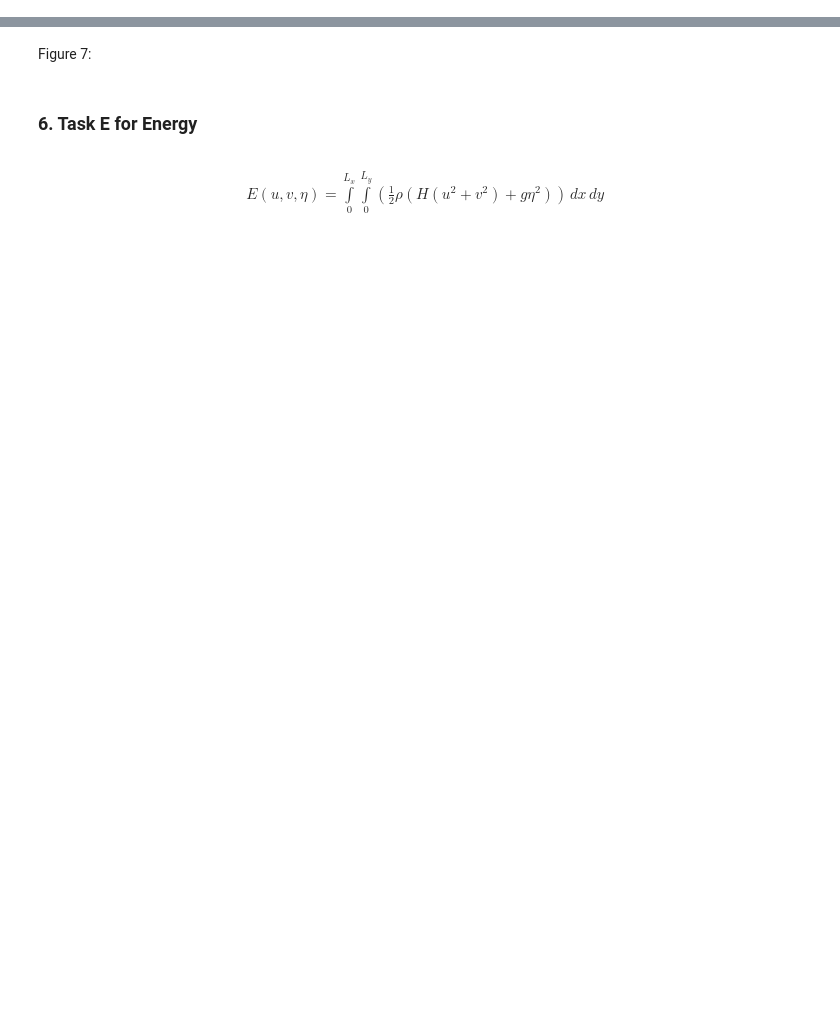
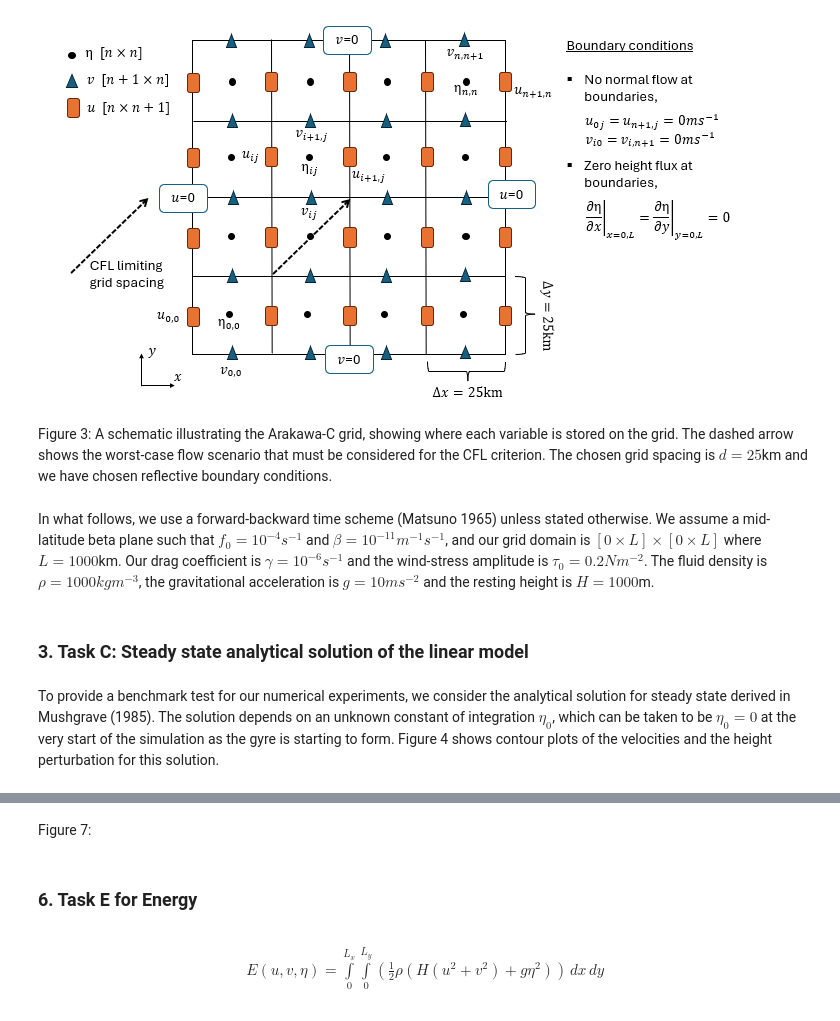
Before and after one commit to mnridao/MTMW14-Assignment-2, a Jupyter notebook: assignment2.ipynb, the cells around one changed output, grey strips where cells are left out. Saved outputs shown, nothing was run; the diff lists cells and outputs as text; code cells hidden in the pictures; blank space fills up the shorter version.

Commit message:
I started writing the report :(

```diff
--- a/assignment2.ipynb
+++ b/assignment2.ipynb
@@ -32,3 +77,15 @@ CFL criterion.
+# %%
+assign2.displayArakawaGrid()
+# %% [output]
+[figure, added]
+# %% [markdown]
+Figure 3: A schematic illustrating the Arakawa-C grid, showing where each variable is stored on the grid. The dashed arrow shows the worst-case flow scenario that must be considered for the CFL criterion. The chosen grid spacing is $d=25$km and we have chosen reflective boundary conditions.
+# %% [markdown]
+In what follows, we use a forward-backward time scheme (Matsuno 1965) unless stated otherwise. We assume a mid-latitude beta plane such that $f_0=10^{-4}s^{-1}$ and $\beta=10^{-11}m^{-1}s^{-1}$, and our grid domain is $[0 \times L]\times[0 \times L]$ where $L=1000$km. Our drag coefficient is $\gamma=10^{-6}s^{-1}$ and the wind-stress amplitude is $\tau_0=0.2Nm^{-2}$. The fluid density is $\rho=1000kgm^{-3}$, the gravitational acceleration is $g=10ms^{-2}$ and the resting height is $H=1000$m.
+# %% [markdown]
+### 3. Task C: Steady state analytical solution of the linear model
+# %% [markdown]
+To provide a benchmark test for our numerical experiments, we consider the analytical solution for steady state derived in Mushgrave (1985). The solution depends on an unknown constant of integration $\eta_0$, which can be taken to be $\eta_0=0$ at the very start of the simulation as the gyre is starting to form. Figure 4 shows contour plots of the velocities and the height perturbation for this solution.
 # %%
 assign2.runTaskC()
 # %% [output]
```
Also changed, not shown: parts of 46 cells of this notebook, 6 other files.
